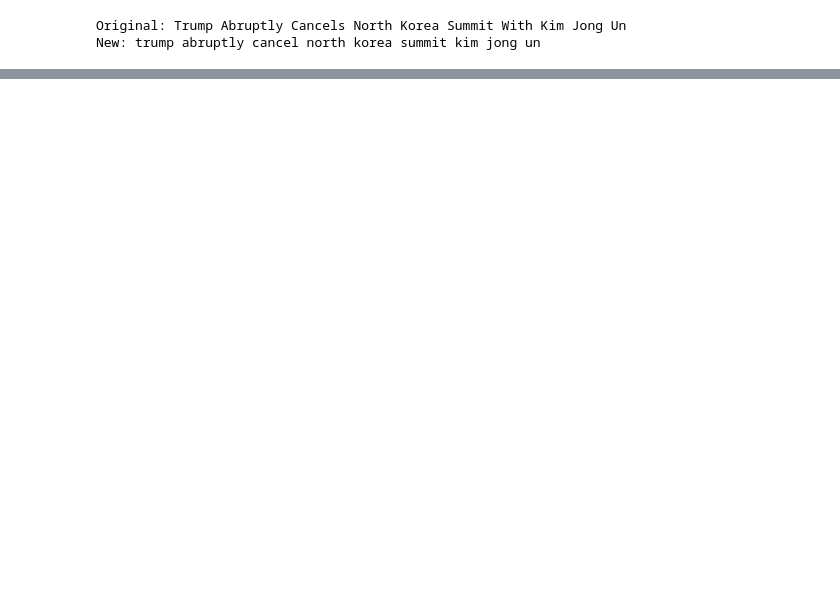
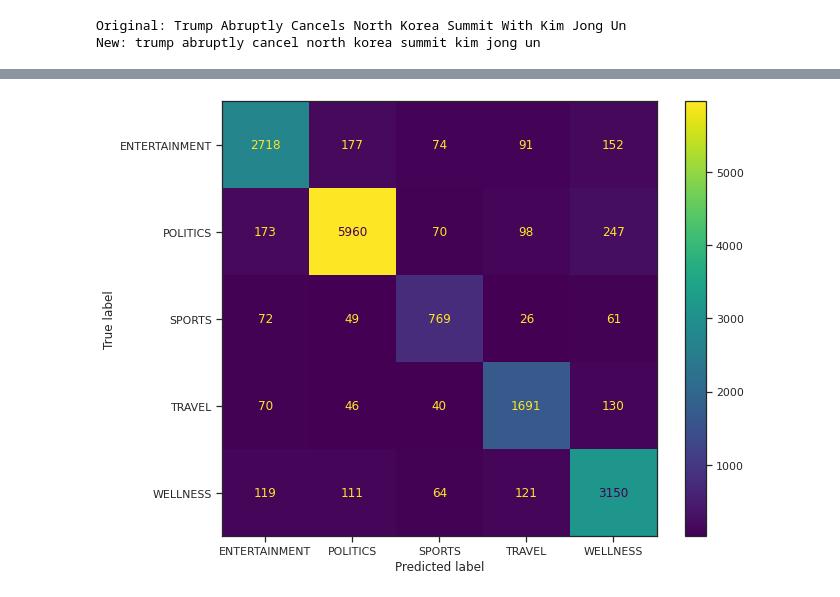
Before and after one commit to Jaimemorillo/profile-based-retrieval, a Jupyter notebook: profile-based-retrieval.ipynb, the cells around one changed output, grey strips where cells are left out. Cells and saved outputs as stored; diff of their text form; code cells hidden in the pictures; blank space fills up the shorter version.

```diff
--- a/profile-based-retrieval.ipynb
+++ b/profile-based-retrieval.ipynb
@@ -254,8 +181,0 @@ weighted avg       0.88      0.88      0.88     16279
-# %%
-# Plot confusion matrix
-fig, ax = plt.subplots(figsize=(10, 8))
-cmp = ConfusionMatrixDisplay(
-    confusion_matrix(y_test, predictions),
-    display_labels=classes)
-cmp.plot(ax=ax)
-plt.show()
@@ -403,0 +212,8 @@ plot_roc_curve(y_test, predictions, classes)
+# %%
+tfidf = TfidfVectorizer(max_df=0.8, min_df=10, use_idf=True, smooth_idf=True, sublinear_tf=True)
+X_train_enc = tfidf.fit_transform(X_train)
+X_test_enc = tfidf.transform(X_test)
+
+print('Size of the Vocabulary: ' + str(X_train_enc.shape[1]))
+print('Original: ' + X_train.iloc[0])
+print('Encoded: ' + str(X_train_enc[0]))
@@ -403,0 +273,13 @@ plot_roc_curve(y_test, predictions, classes)
+# %%
+param_grid = {
+    'penalty': ['l1', 'l2'],
+    'loss' : ['hinge', 'squared_hinge'],
+    'C': np.arange(0.1, 1.1, 0.1),
+    'class_weight': ['balanced']
+}
+
+svc = LinearSVC(random_state=9)
+svc_clf = GridSearchCV(estimator=svc, param_grid=param_grid, cv= 5, # Stratified Kfold by default (cv)
+                       scoring='balanced_accuracy', refit=True,
+                       return_train_score=False, n_jobs=-1, verbose=1)
+svc_clf.fit(X_train_enc, y_train)
@@ -403,0 +436,4 @@ plot_roc_curve(y_test, predictions, classes)
+# %%
+y_pred = svc_clf.predict(X_test_enc)
+
+general_metrics(y_test, y_pred)
@@ -403,0 +455,4 @@ plot_roc_curve(y_test, predictions, classes)
+# %%
+plot_confusion_matrix(y_test, y_pred, classes)
+# %% [output]
+[figure, added]
```
Also changed, not shown: parts of 83 cells of this notebook.
